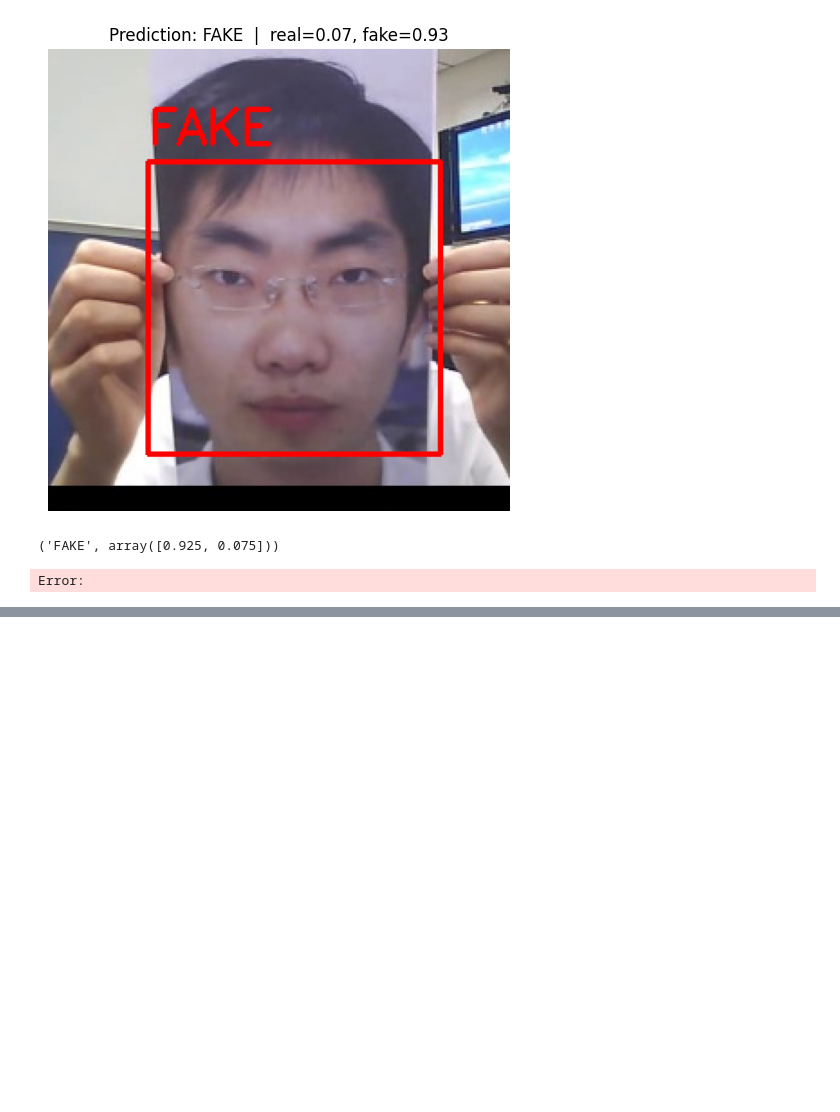
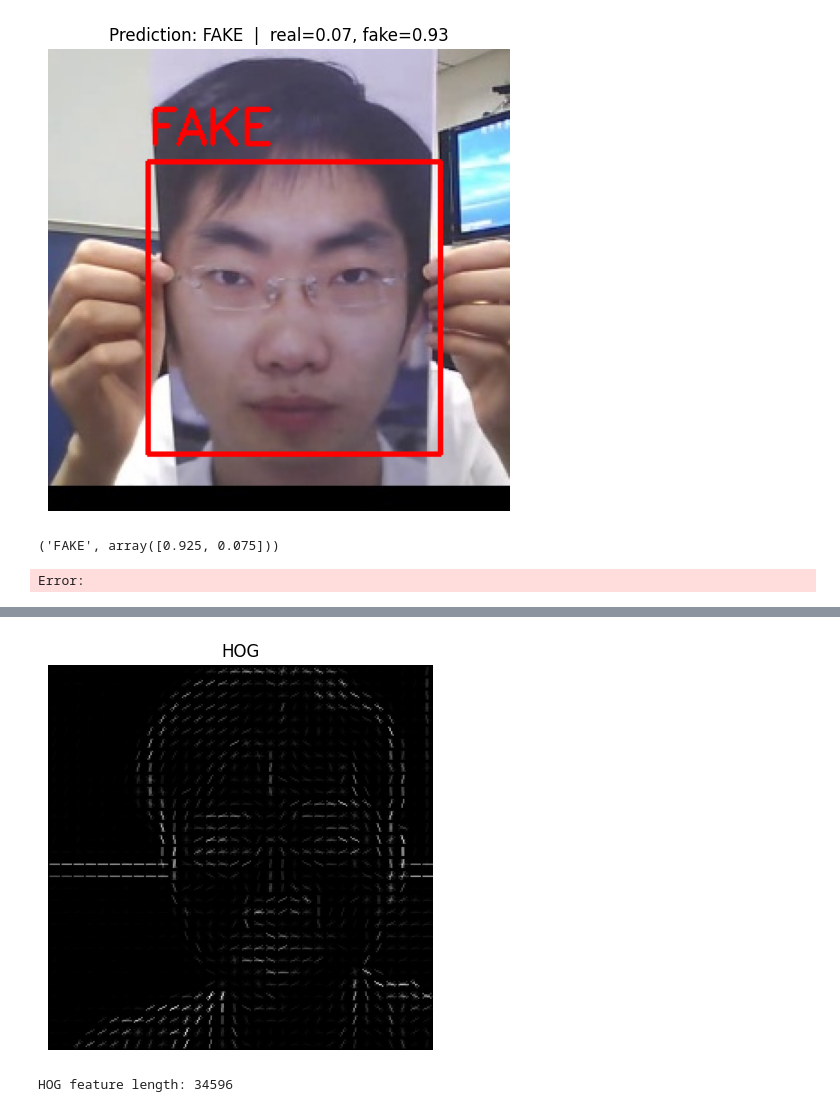
Before and after one commit to tinld19/face-anti-spoofing, a Jupyter notebook: face.ipynb, the cells around one changed output, grey strips where cells are left out. Drawn from its saved outputs; the diff is of its cells as text; code cells hidden in the pictures; blank space fills up the shorter version.

Commit message:
code feature extraction

```diff
--- a/face.ipynb
+++ b/face.ipynb
@@ -231,0 +237,11 @@ Error:
+# %%
+def extract_hog(gray):
+    features, hog_image = hog(
+        gray,
+        orientations=9,
+        pixels_per_cell=(8, 8),
+        cells_per_block=(2, 2),
+        visualize=True,
+        block_norm='L2-Hys'
+    )
+    return features, hog_image
@@ -231,0 +291,8 @@ Error:
+# %%
+# HOG
+hog_feat, hog_img = extract_hog(gray)
+show("HOG", hog_img)
+print("HOG feature length:", len(hog_feat))
+# %% [output]
+[figure, added]
+HOG feature length: 34596
```
Also changed, not shown: parts of 51 cells of this notebook, 3 other files.
